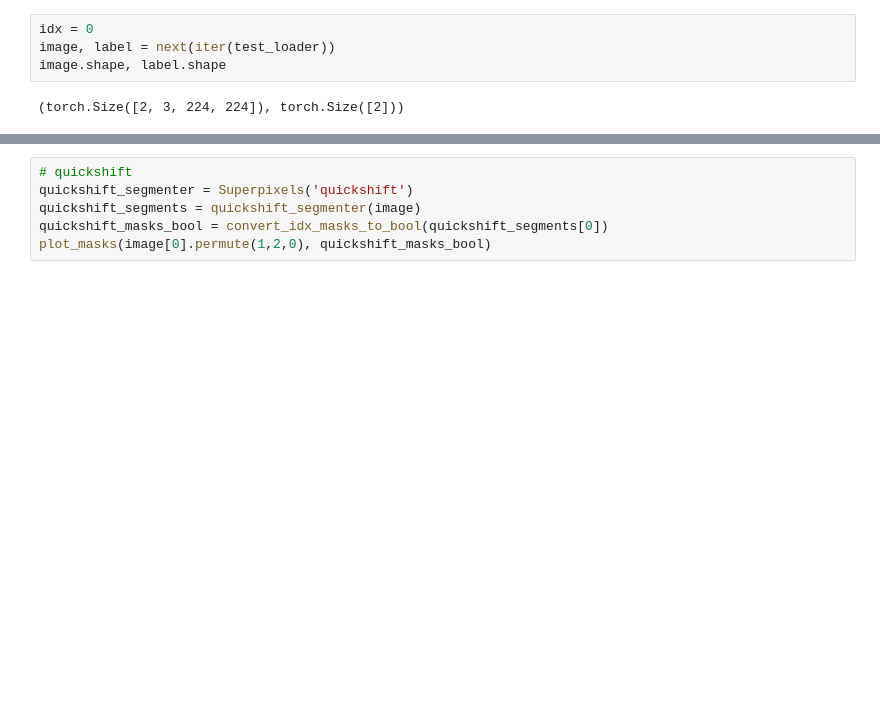
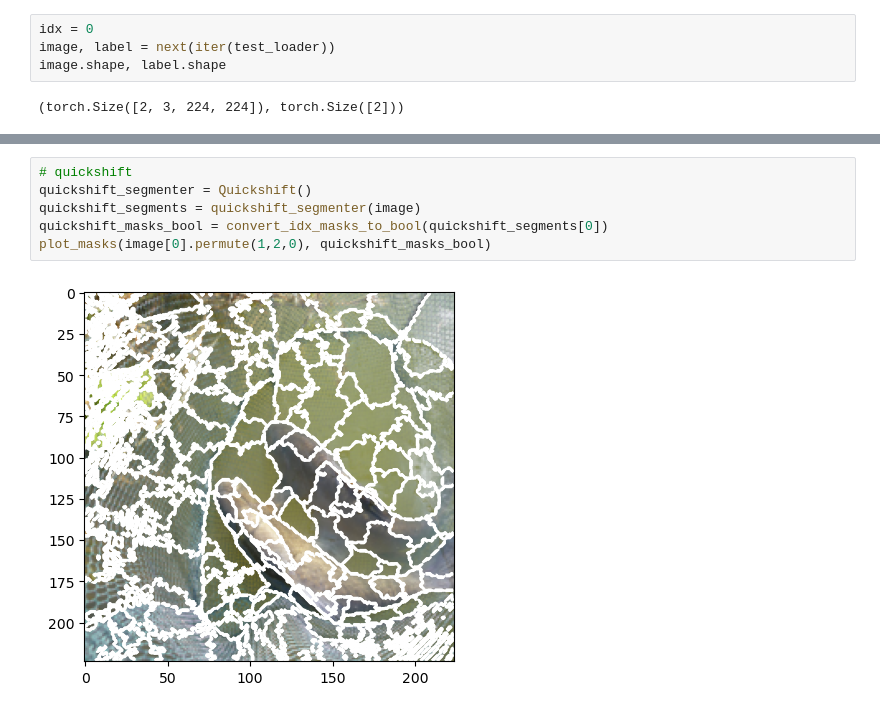
Before and after one commit to ShaileshSridhar2403/exlib, a Jupyter notebook: notebooks/superpixels.ipynb, the cells around one changed output, grey strips where cells are left out. Drawn from its saved outputs; the diff is of its cells as text; blank space fills up the shorter version.

```diff
--- a/notebooks/superpixels.ipynb
+++ b/notebooks/superpixels.ipynb
@@ -76,7 +78,9 @@ plot_masks(image[0].permute(1,2,0), felzenszwalb_masks_bool)
 [figure]
 # %%
 # quickshift
-quickshift_segmenter = Superpixels('quickshift')
+quickshift_segmenter = Quickshift()
 quickshift_segments = quickshift_segmenter(image)
 quickshift_masks_bool = convert_idx_masks_to_bool(quickshift_segments[0])
 plot_masks(image[0].permute(1,2,0), quickshift_masks_bool)
+# %% [output]
+[figure, added]
```
Also changed, not shown: parts of 7 cells of this notebook, 2 other files.
